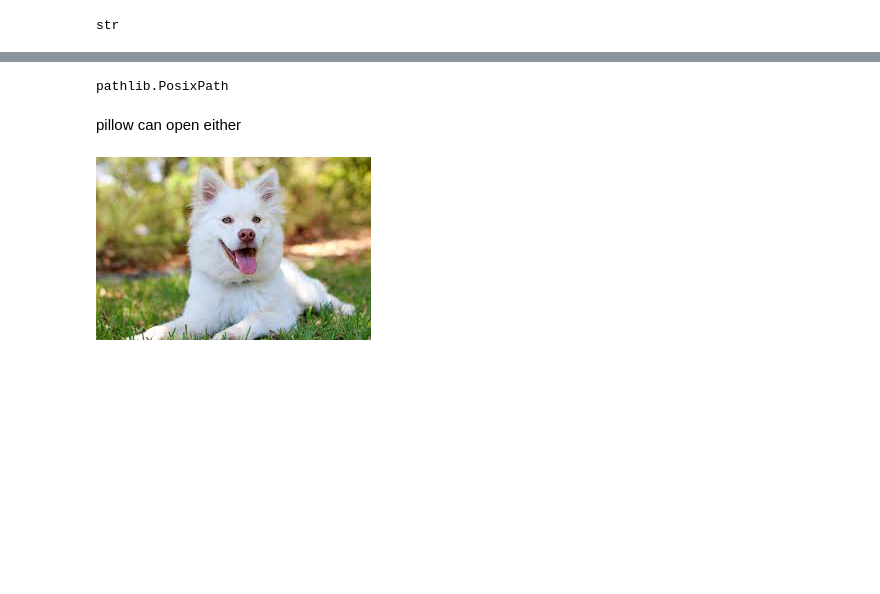
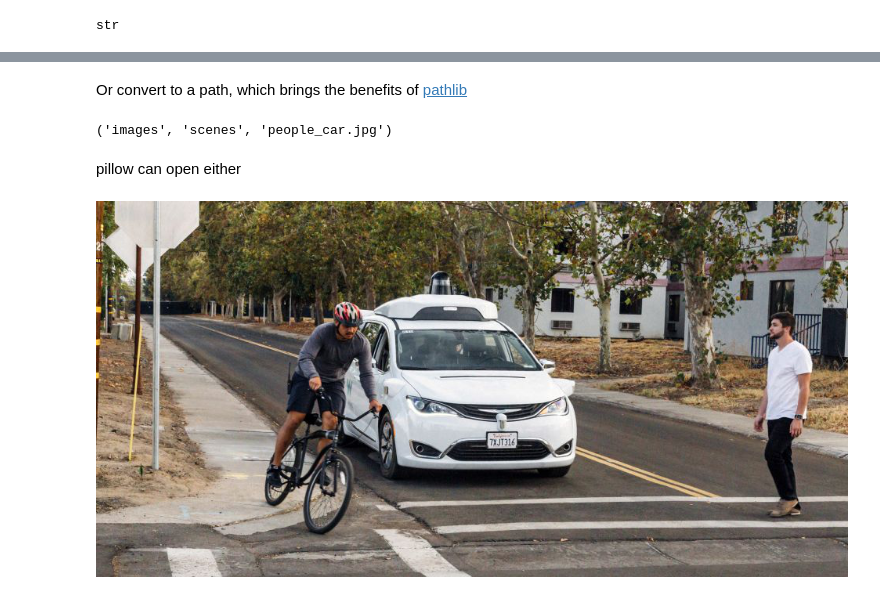
Before and after one commit to robmarkcole/deepstack-analytics, a Jupyter notebook: getting_started.ipynb, the cells around one changed output, grey strips where cells are left out. Saved outputs shown, nothing was run; the diff lists cells and outputs as text; code cells hidden in the pictures; blank space fills up the shorter version.

```diff
--- a/getting_started.ipynb
+++ b/getting_started.ipynb
@@ -22,0 +31,2 @@ images
+# %%
+IMG_INDEX = 7
@@ -29,6 +39,8 @@ Convert to a path
-# %%
-type(Path(images[0]))
-# %% [output]
-pathlib.PosixPath
+# %% [markdown]
+Or convert to a path, which brings the benefits of [pathlib](https://docs.python.org/3/library/pathlib.html)
+# %%
+Path(images[IMG_INDEX]).parts
+# %% [output]
+('images', 'scenes', 'people_car.jpg')
 # %% [markdown]
 pillow can open either
@@ -37,5 +47,5 @@ from PIL import Image
 # %%
-Image.open(images[0])
+Image.open(images[IMG_INDEX])
 # %% [output]
-[figure, old version]
+[figure, new version]
 # %%
```
Also changed, not shown: parts of 20 cells of this notebook.
